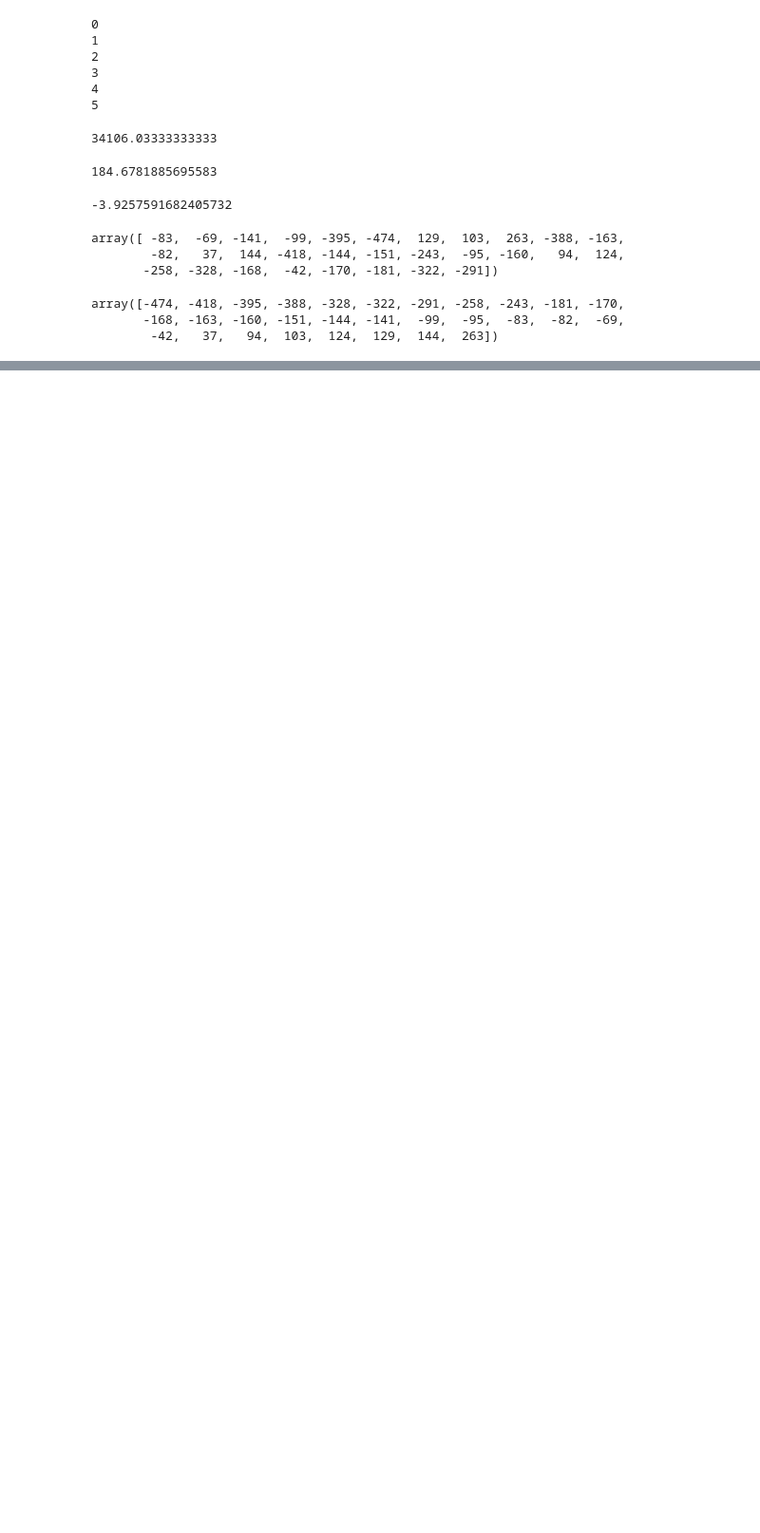
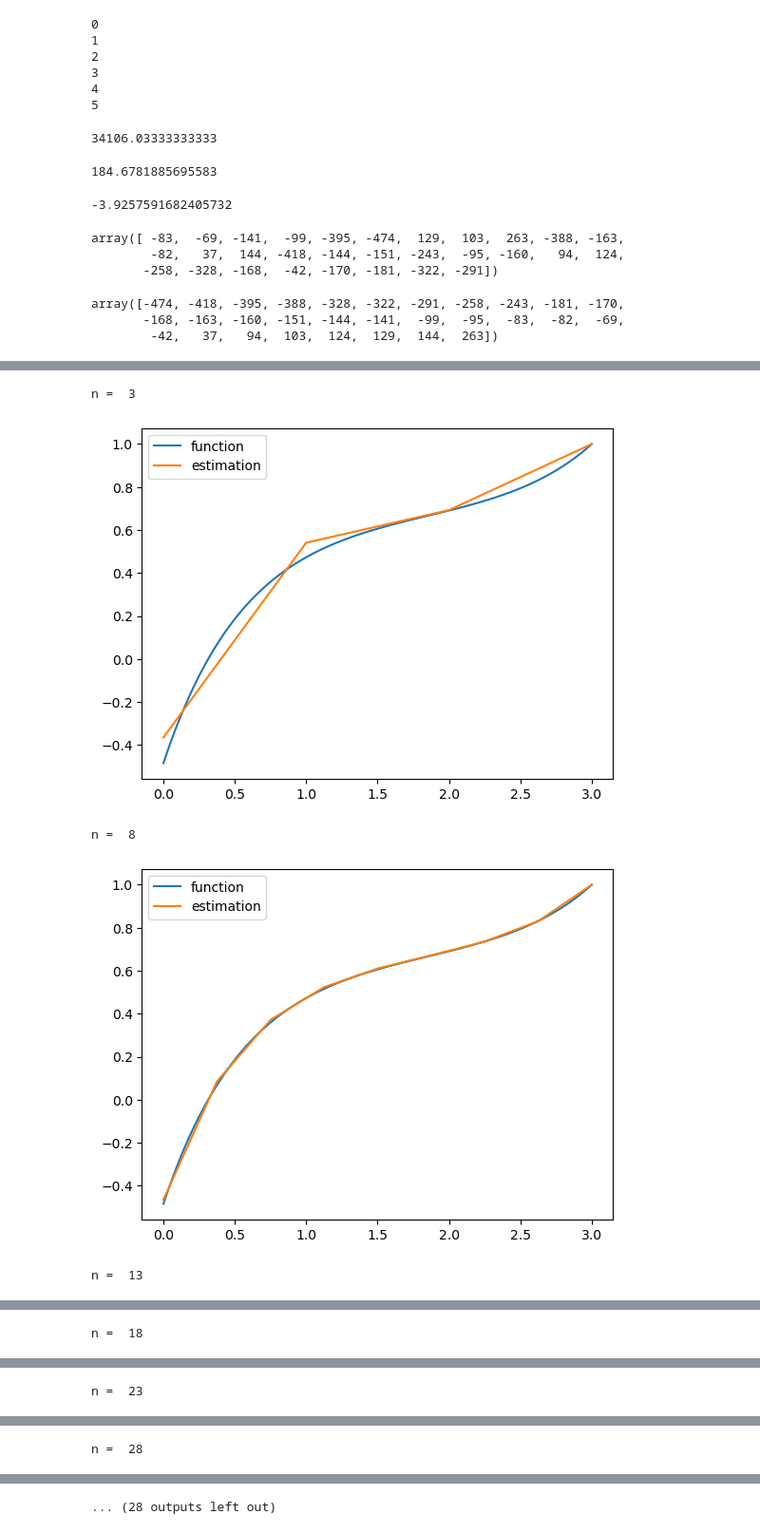
Before and after one commit to kipirka/Python_projects, a Jupyter notebook: Test.ipynb, the cells around one changed output, grey strips where cells are left out. Shown at 95% size. Drawn from its saved outputs; the diff is of its cells as text; code cells hidden in the pictures; blank space fills up the shorter version.

```diff
--- a/Test.ipynb
+++ b/Test.ipynb
@@ -188,0 +247,48 @@ array([-474, -418, -395, -388, -328, -322, -291, -258, -243, -181, -170,
+# %%
+def get_k_f(n):
+    nn = n+1
+    l = 3
+    h = l/n
+    x3 = np.linspace(0, 3, nn)
+    F = np.zeros((nn, 1))
+    K = np.zeros((nn, nn))
+    x = symbols('x')
+    s1 = 1 - x/h
+    s2 = x/h
+    k11 = sympy.integrate(sympy.diff(s1,x)*sympy.diff(s1,x),(x, 0, h))+sympy.integrate(3*s1*s1, (x,0,h))
+    k12 = sympy.integrate(sympy.diff(s1,x)*sympy.diff(s2,x),(x, 0, h))+sympy.integrate(3*s1*s2, (x,0,h))
+    f1 = sympy.integrate(2*s1,(x,0,h))
+    f2 = sympy.integrate(2*s2,(x,0,h))
+    for i in range (1, n+1):
+            K[i-1,i-1] += k11
+            K[i,i] += k11
+            K[i, i-1] += k12
+            K[i-1, i] += k12
+    K[n,n] = 1
+    K[n, n-1] = 0
+    for i in range(1, n+1):
+        F[i-1,0] += f1
+        F[i,0] += f2
+    F[0,0] += -2
+    F[n,0] = 1
+    return x3, K, F
+
+n_s = []
+
+for n in range(3,100,5):
+    x3, K, F = get_k_f(n)
+    y = np.linalg.solve(K,F)
+    n_s.append(n)
+    x2 = np.linspace(0, 3, 100)
+    v = c1*np.exp(math.sqrt(3)*x2)+c2*np.exp(-math.sqrt(3)*x2)+2/3
+    print('n = ', n)
+    plt.plot(x2,v, label = 'function')
+    plt.plot(x3,y, label = 'estimation')
+    plt.legend()
+    plt.show()
+# %% [output]
+n =  3
+[figure, added]
+n =  8
+[figure, added]
+n =  13
@@ -188,0 +296 @@ array([-474, -418, -395, -388, -328, -322, -291, -258, -243, -181, -170,
+n =  18
@@ -188,0 +298 @@ array([-474, -418, -395, -388, -328, -322, -291, -258, -243, -181, -170,
+n =  23
@@ -188,0 +300 @@ array([-474, -418, -395, -388, -328, -322, -291, -258, -243, -181, -170,
+n =  28
@@ -188,0 +302 @@ array([-474, -418, -395, -388, -328, -322, -291, -258, -243, -181, -170,
+... (28 outputs left out)
```
Also changed, not shown: parts of 4 cells of this notebook.
